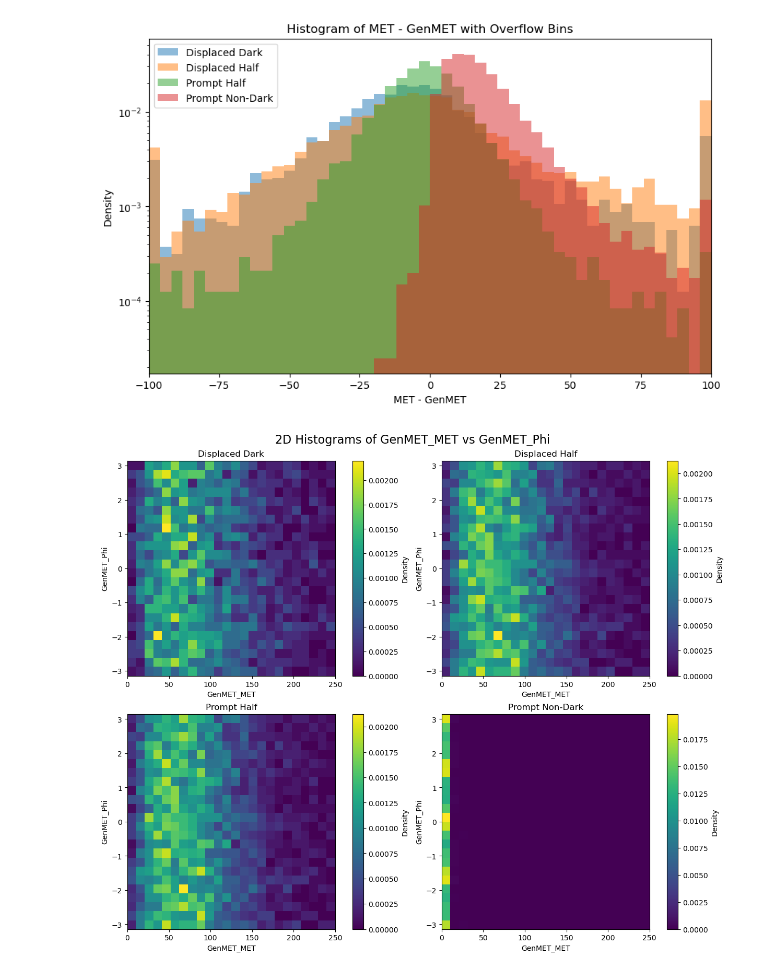
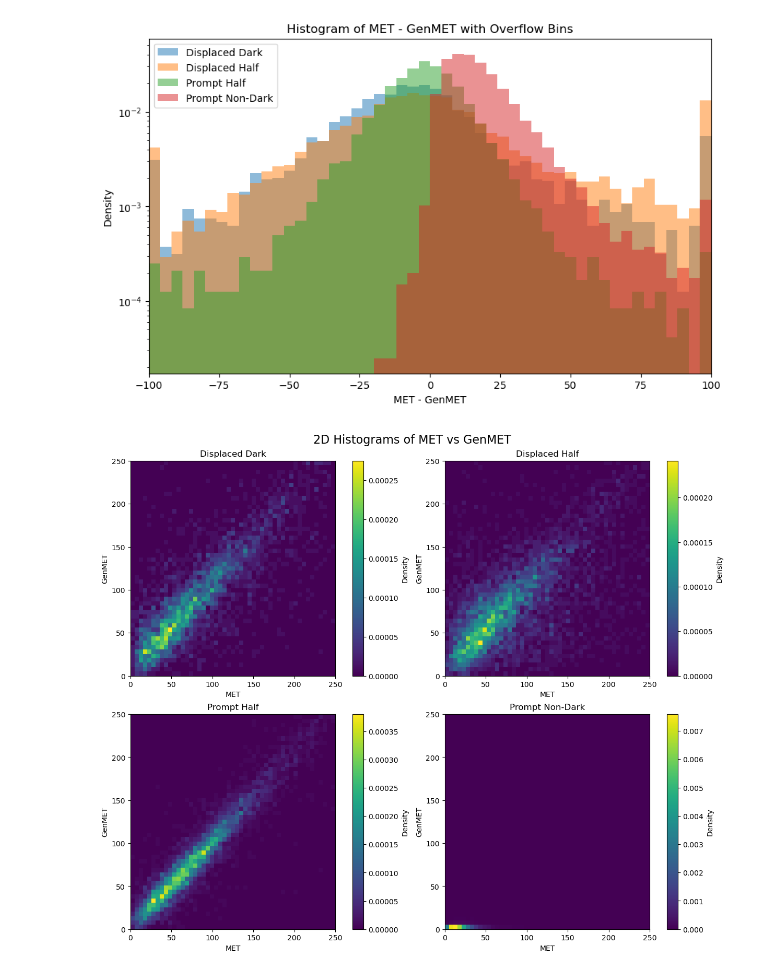
Before and after one commit to KalelChester/Displaced-Photon, a Jupyter notebook: num_dark_missing_et.ipynb, the cells around one changed output. Saved outputs shown, nothing was run; the diff lists cells and outputs as text; code cells hidden in the pictures.

Commit message:
Fixed plot file names and more MET investigation

```diff
--- a/num_dark_missing_et.ipynb
+++ b/num_dark_missing_et.ipynb
@@ -187,38 +187,38 @@ plt.show()
 # %%
 # Create a figure with subplots
 fig, axes = plt.subplots(2, 2, figsize=(12, 10), constrained_layout=True)
 
 # Define the datasets and titles
 datasets = [
     (displaced_dark_df, "Displaced Dark"),
     (displaced_half_df, "Displaced Half"),
     (prompt_half_df, "Prompt Half"),
     (prompt_non_dark_df, "Prompt Non-Dark"),
 ]
 
-# Define the bin edges for MET and phi
-met_bins = np.linspace(0, 250, 25)
-phi_bins = np.linspace(-np.pi, np.pi, 25)
+# Define the bin edges for MET and GenMET
+met_bins = np.linspace(0, 250, 50)
+genmet_bins = np.linspace(0, 250, 50)
 
 # Loop through datasets and plot 2D histograms
 for ax, (df, title) in zip(axes.flatten(), datasets):
     h, xedges, yedges, img = ax.hist2d(
+        df["MissingET_MET"].astype(float),
         df["GenMissingET_MET"].astype(float),
-        df["GenMissingET_Phi"].astype(float),
-        bins=[met_bins, phi_bins],
+        bins=[met_bins, genmet_bins],
         density=True,
         cmap="viridis",
     )
     ax.set_title(title)
-    ax.set_xlabel("GenMET_MET")
-    ax.set_ylabel("GenMET_Phi")
+    ax.set_xlabel("MET")
+    ax.set_ylabel("GenMET")
     fig.colorbar(img, ax=ax, label="Density")
 
 # Show the plot
-plt.suptitle("2D Histograms of GenMET_MET vs GenMET_Phi", fontsize=16)
+plt.suptitle("2D Histograms of MET vs GenMET", fontsize=16)
 plt.show()
 # %% [output]
-[figure, old version]
+[figure, new version]
 # %%
 # Create a figure with subplots
 fig, axes = plt.subplots(2, 2, figsize=(12, 10), constrained_layout=True)
```
Also changed, not shown: parts of 2 cells of this notebook, 3 other files.
